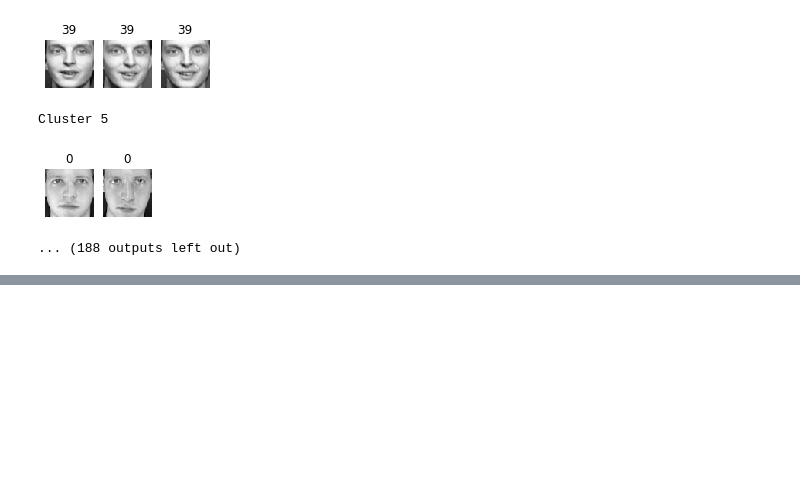
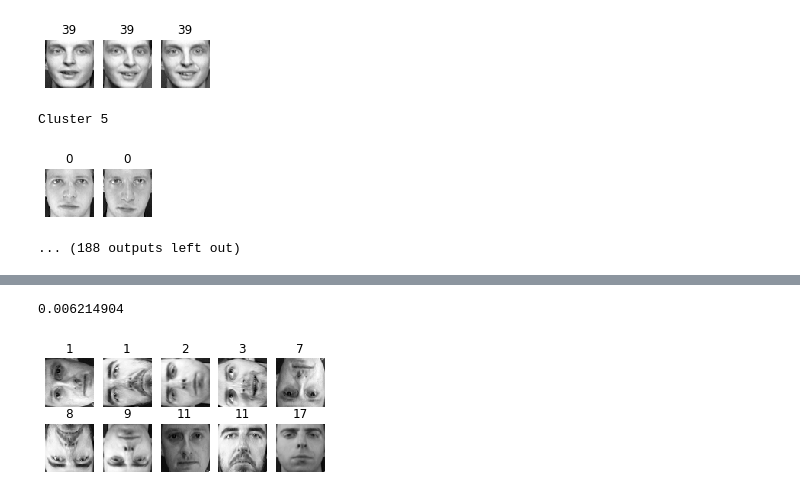
Before and after one commit to zuzuta/BookLearning-Hands_on_Machine_Learning, a Jupyter notebook: Chapter9 Unsupervised Learning Techniques.ipynb, the cells around one changed output, grey strips where cells are left out. Cells and saved outputs as stored; diff of their text form; code cells hidden in the pictures; blank space fills up the shorter version.

```diff
--- a/Chapter9 Unsupervised Learning Techniques.ipynb
+++ b/Chapter9 Unsupervised Learning Techniques.ipynb
@@ -663,0 +789,8 @@ Cluster 5
+# %%
+reconstraction_errors(pca, X_bad_faces).mean()
+# %% [output]
+0.006214904
+# %%
+plot_faces(X_bad_faces, y_gen_faces)
+# %% [output]
+[figure, added]
```
Also changed, not shown: parts of 24 cells of this notebook.
